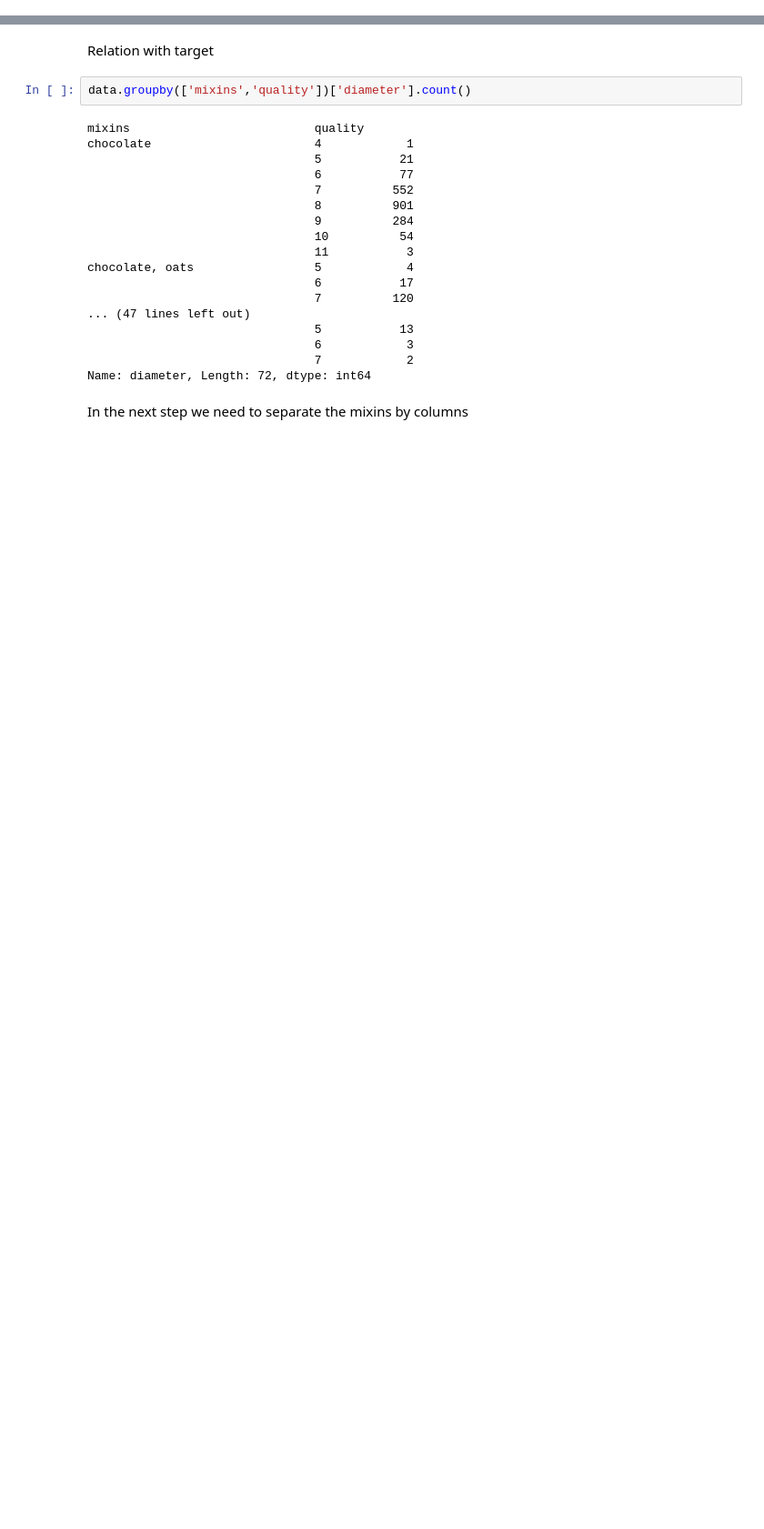
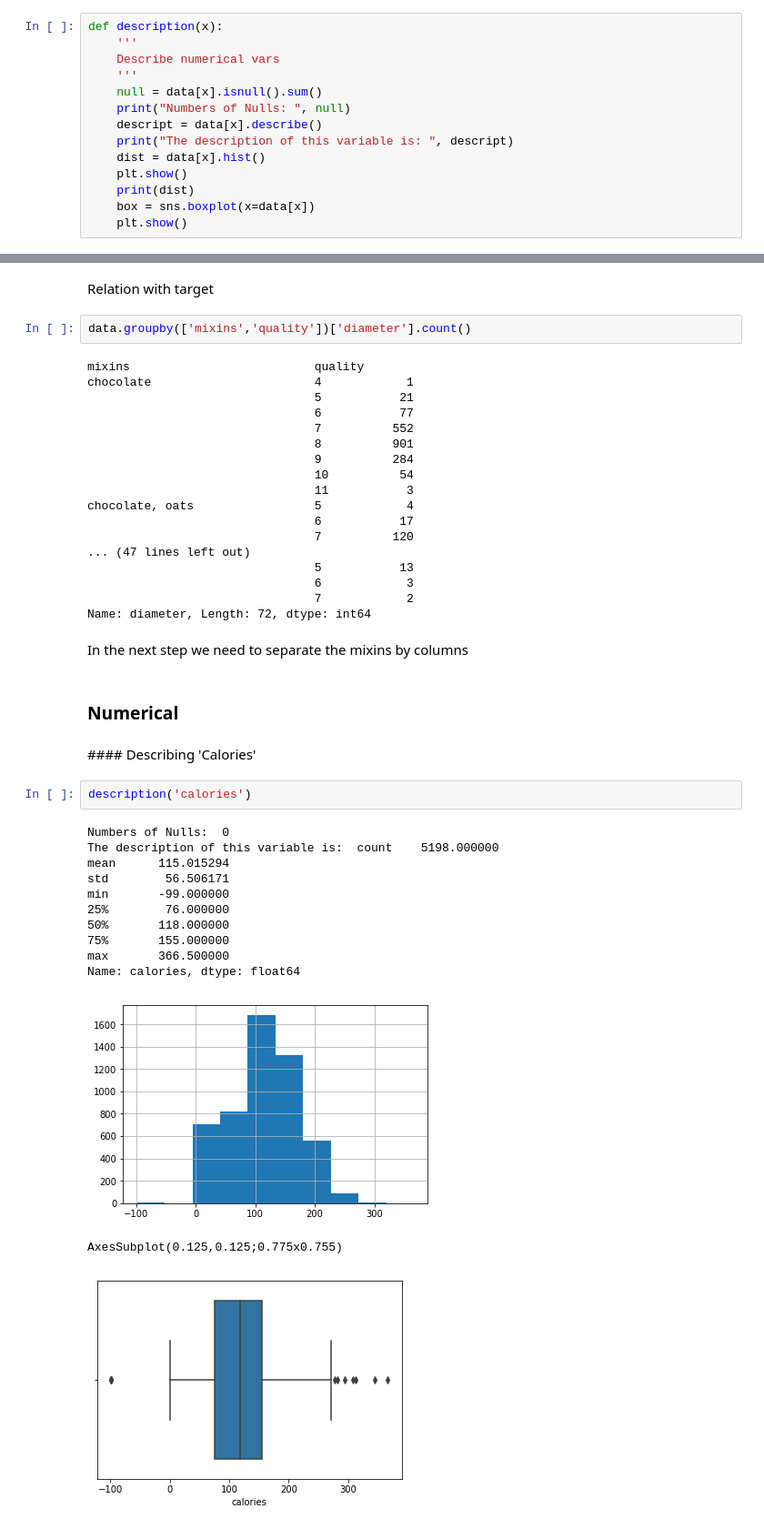
Before and after one commit to ljgoico/DATATHON_PHGL, a Jupyter notebook: main-PHGL.ipynb, the cells around one changed output, grey strips where cells are left out. Shown at 91% size. Cells and saved outputs as stored; diff of their text form; blank space fills up the shorter version.

```diff
--- a/main-PHGL.ipynb
+++ b/main-PHGL.ipynb
@@ -12,4 +13,18 @@ import matplotlib.pyplot as plt
 %matplotlib inline
+# %%
+def description(x):
+    '''
+    Describe numerical vars
+    '''
+    null = data[x].isnull().sum()
+    print("Numbers of Nulls: ", null)
+    descript = data[x].describe()
+    print("The description of this variable is: ", descript)
+    dist = data[x].hist()
+    plt.show()
+    print(dist)
+    box = sns.boxplot(x=data[x])
+    plt.show()
 # %% [markdown]
 ## Import DATA
 # %%
@@ -322,3 +339,23 @@ chocolate, oats                 5            4
 Name: diameter, Length: 72, dtype: int64
 # %% [markdown]
 In the next step we need to separate the mixins by columns
+# %% [markdown]
+### Numerical
+# %% [markdown]
+#### Describing 'Calories'
+# %%
+description('calories')
+# %% [output]
+Numbers of Nulls:  0
+The description of this variable is:  count    5198.000000
+mean      115.015294
+std        56.506171
+min       -99.000000
+25%        76.000000
+50%       118.000000
+75%       155.000000
+max       366.500000
+Name: calories, dtype: float64
+[figure, added]
+AxesSubplot(0.125,0.125;0.775x0.755)
+[figure, added]
```
Also changed, not shown: parts of 31 cells of this notebook.
